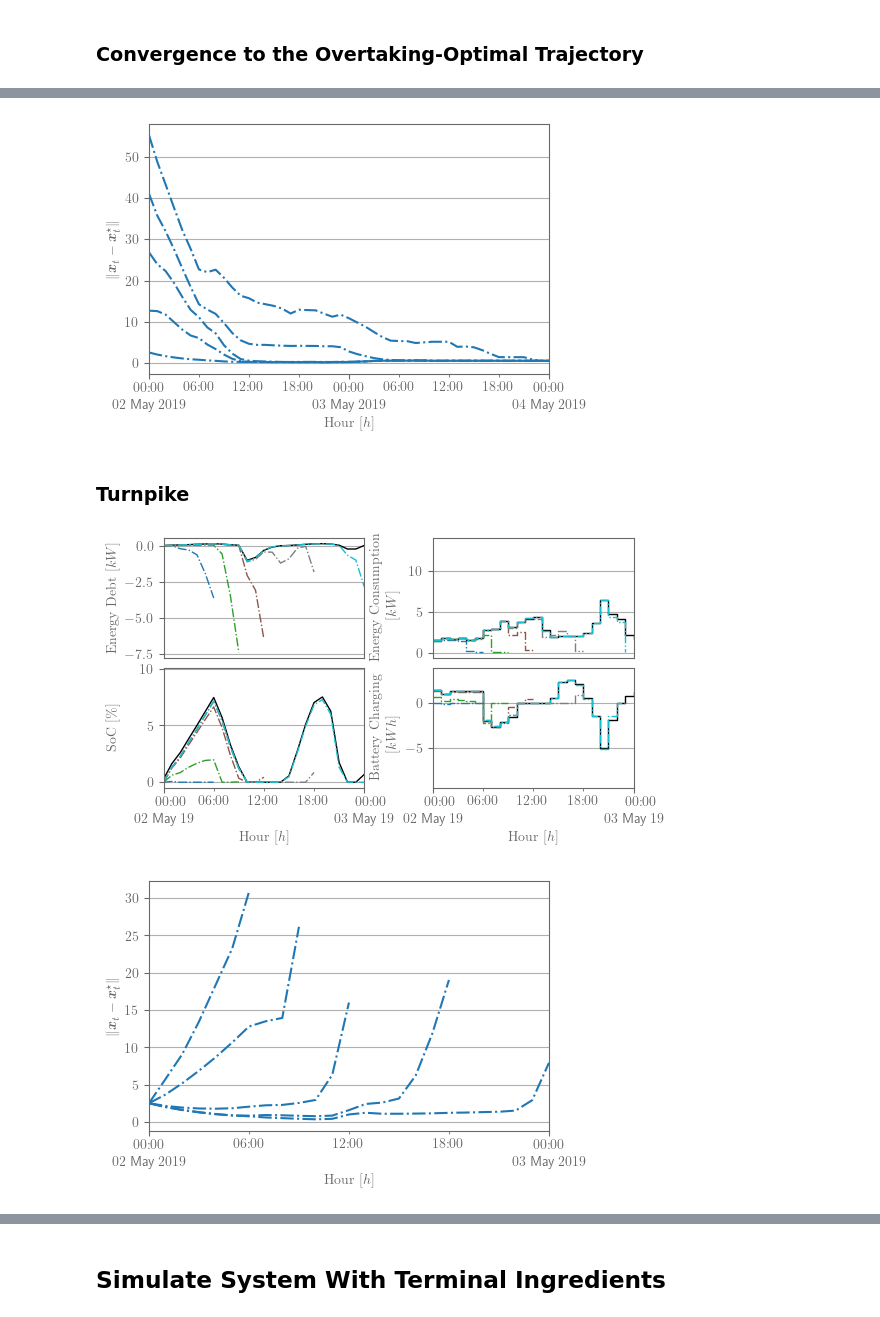
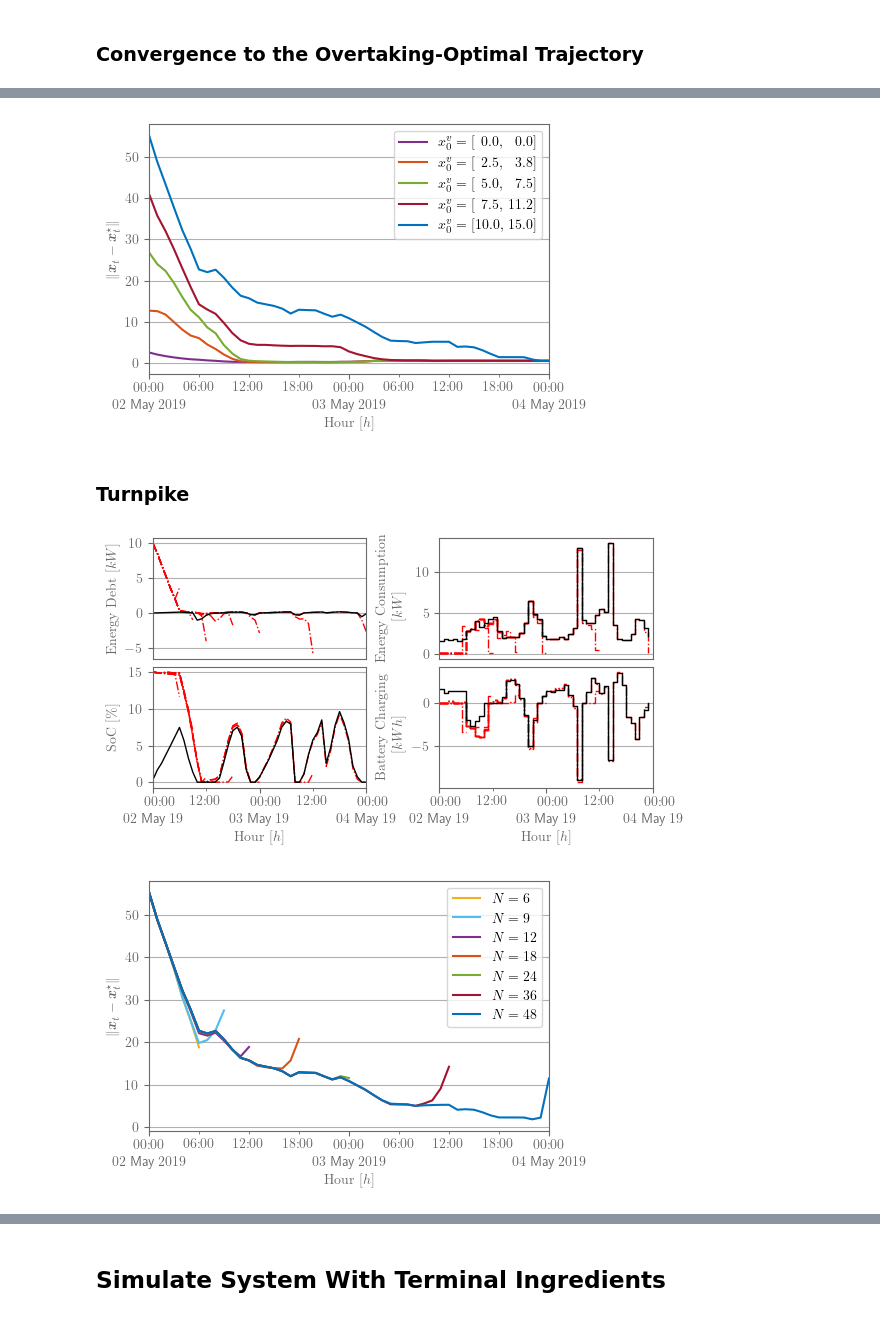
Before and after one commit to Gedlex/time-varying-RHGs, a Jupyter notebook: empc_DSMPC.ipynb, the cells around one changed output, grey strips where cells are left out. Drawn from its saved outputs; the diff is of its cells as text; code cells hidden in the pictures.

```diff
--- a/empc_DSMPC.ipynb
+++ b/empc_DSMPC.ipynb
@@ -299,7 +321,13 @@ clear_output()
 # %%
 # Set rcParams
 export = True
+plt.style.use('default') # 'seaborn-v0_8-darkgrid
 plt.rcParams['text.usetex'] = True
+plt.rcParams['xtick.color'] = 'dimgray'
+plt.rcParams['ytick.color'] = 'dimgray'
+plt.rcParams['axes.edgecolor'] = 'dimgray'
+plt.rcParams['axes.labelcolor'] = 'dimgray'
+plt.rcParams['lines.linewidth'] = 1.5
 
 # Create time vector
 dates = [params.ctrl.start_date + pd.Timedelta(hours = h) for h in range(num_steps+1)]
@@ -500,13 +535,17 @@ diff_x = np.full((num_traj, num_steps+1), np.nan)
 for i in range(num_traj):
     diff_x[i,:] = np.linalg.norm(x[i,:,:] - x_inf[2*T:2*T+num_steps+1,:], axis=1)
 
+# Create colormap
+# colors = colormaps['jet'].resampled(num_traj)
+colors = lambda i: ["#0072BD", "#A2142F", "#77AC30", "#D95319", "#7E2F8E", "#4DBEEE", "#EDB120"][i % 7]
+
 # Create figure
-agent = 0
 fig, axs = plt.subplots(1, 1, figsize=(12, 4), layout='constrained')
 
 # Plot trajectories without terminal constraints
 for i in range(num_traj):
-    axs.plot(dates, diff_x[i,:], color='tab:blue', linestyle='-.')
+    label_name = np.array2string(x_0[i][0:2], separator=',\,', formatter={'float_kind':lambda x: f"{x:4.1f}".replace(' ', r'\phantom{0}')})
+    axs.plot(dates, diff_x[i,:], color=colors(num_traj-i-1), linestyle='-', label=f'$x_0^v = {label_name}$')
 
 # Add labels
 axs.set_ylabel(r"$\|\bm{x}_t - \bm{x}_t^\star\|$")
@@ -530,12 +569,15 @@ axs.xaxis.grid(False)
 # Align labels
 fig.align_labels()
 
+# Plot legend
+axs.legend(loc='best')
+
 # Export figure
 if export:
     fig = adjust_margins(fig, width=4, height=2.5, wspace=1.1)
     fig.savefig(f"figures/figure_asymptotic_convergence_L2norm.pdf")
 # %% [output]
-[figure, old version]
+[figure, new version]
 # %% [markdown]
 ### Turnpike
 # %%
@@ -550,65 +592,63 @@ plt.rcParams['axes.labelcolor'] = 'dimgray'
 plt.rcParams['lines.linewidth'] = 1
 
 # Create time vector
+t = 0
 agent = 9
 dates = [params2.ctrl.start_date + pd.Timedelta(hours = h) for h in range(num_steps+1)]
 dates_ol = [params2.ctrl.start_date + pd.Timedelta(hours = h) for h in range(max(horizon)+1)]
 
-# Create colormap
-colors = colormaps['tab10'].resampled(num_horizon)
-
 # Create figure
 fig, axs = plt.subplots(2, 2, figsize=(12, 4), layout='constrained')
 
+# Plot trajectories
+for i, _ in enumerate(horizon):
+    axs[0][0].plot(dates_ol, x2_ol[i,t,:,agent*2], color='red', linestyle='-.')
+    axs[1][0].plot(dates_ol, x2_ol[i,t,:,agent*2+1], color='red', linestyle='-.')
+    axs[0][1].plot(dates_ol[:-1], u2_ol[i,t,:,agent*2], color='red', linestyle='-.', drawstyle='steps-post')
+    axs[1][1].plot(dates_ol[:-1], u2_ol[i,t,:,agent*2+1], color='red', linestyle='-.', drawstyle='steps-post')
+
 # Plot approximate overtaking-optimal trajectories
 for i in [2]:
-    axs[0][0].plot(dates, x_inf[i*T:i*T+num_steps+1,agent*2], color='black', linestyle='-')
-    axs[1][0].plot(dates, x_inf[i*T:i*T+num_steps+1,agent*2+1], color='black', linestyle='-')
-    axs[0][1].plot(dates[:-1], u_inf[i*T:i*T+num_steps,agent*2], color='black', linestyle='-', drawstyle='steps-post')
-    axs[1][1].plot(dates[:-1], u_inf[i*T:i*T+num_steps,agent*2+1], color='black', linestyle='-', drawstyle='steps-post')
-
-# Plot trajectories
-for i, _ in enumerate(horizon):
-    axs[0][0].plot(dates_ol, x2_ol[i,:,agent*2], color=colors(i), linestyle='-.')
-    axs[1][0].plot(dates_ol, x2_ol[i,:,agent*2+1], color=colors(i), linestyle='-.')
-    axs[0][1].plot(dates_ol[:-1], u2_ol[i,:,agent*2], color=colors(i), linestyle='-.', drawstyle='steps-post')
-    axs[1][1].plot(dates_ol[:-1], u2_ol[i,:,agent*2+1], color=colors(i), linestyle='-.', drawstyle='steps-post')
+    axs[0][0].plot(dates, x_inf[t+i*T:t+i*T+num_steps+1,agent*2], color='black', linestyle='-')
+    axs[1][0].plot(dates, x_inf[t+i*T:t+i*T+num_steps+1,agent*2+1], color='black', linestyle='-')
+    axs[0][1].plot(dates[:-1], u_inf[t+i*T:t+i*T+num_steps,agent*2], color='black', linestyle='-', drawstyle='steps-post')
+    axs[1][1].plot(dates[:-1], u_inf[t+i*T:t+i*T+num_steps,agent*2+1], color='black', linestyle='-', drawstyle='steps-post')
 
 # Add labels
 axs[0][0].xaxis.set_visible(False)
 axs[0][1].xaxis.set_visible(False)
 axs[0][0].set_ylabel(r'\rmfamily{Energy Debt} $[kW]$')
 axs[1][0].set_ylabel(r'\rmfamily{SoC} $[\%]$')
 axs[0][1].set_ylabel(r'\rmfamily{Energy Consumption}\par$\quad\qquad[kW]$')
 axs[1][1].set_ylabel(r'\rmfamily{Battery Charging}\par$\quad\quad[kWh]$')
 axs[1][0].set_xlabel(r'\rmfamily{Hour} $[h]$')
 axs[1][1].set_xlabel(r'\rmfamily{Hour} $[h]$')
 
 # Set major and minor ticks
 plt.rcParams['timezone'] = dates[0].tz.zone
 for ax in axs[1]:
     ax.xaxis.set_major_locator(mdates.DayLocator(interval=1))
-    ax.xaxis.set_minor_locator(mdates.HourLocator(byhour=[6,12,18]))
+    ax.xaxis.set_minor_locator(mdates.HourLocator(byhour=[12]))
     ax.xaxis.set_major_formatter(mdates.DateFormatter(r'%H:%M\\%d %b %y'))
     ax.xaxis.set_minor_formatter(mdates.DateFormatter(r'%H:%M'))
 
 for i, ax in enumerate(axs.flatten()):
     # Set axis limits
     ax.set_xlim([dates_ol[0], dates_ol[-1]])
 
     # Set grid
     ax.yaxis.grid(True)
     ax.xaxis.grid(False)
 
 # Align labels
 fig.align_labels()
 
 # Export figure
 if export:
-    fig = adjust_margins(fig, width=4.7, height=2.5, wspace=1.1)
-    fig.savefig(f"figures/figure_turnpike_agent{agent+1}.pdf")
+    fig = adjust_margins(fig, width=5, height=2.5, wspace=1.1)
+    fig.savefig(f"figures/figure_turnpike_agent{agent+1}_t0_{t:0.1f}.pdf")
 # %% [output]
-[figure, old version]
+[figure, new version]
 # %%
 # Set rcParams
 export = True
@@ -622,21 +662,24 @@ plt.rcParams['lines.linewidth'] = 1.5
 plt.rcParams['text.latex.preamble'] = r"""\usepackage{bm}"""
 
 # Create time vector
-dates = [params2.ctrl.start_date + pd.Timedelta(hours = h) for h in range(num_steps+1)]
-dates_ol = [params2.ctrl.start_date + pd.Timedelta(hours = h) for h in range(max(horizon)+1)]
+dates = [params2.ctrl.start_date + pd.Timedelta(hours = h) for h in range(num_steps+max(horizon)+1)]
 
 # Compute L2-norm
-diff_x_ol = np.full((num_horizon, max(horizon)+1), np.nan)
+diff_x2_ol = np.full((num_horizon, num_steps, num_steps+max(horizon)+1), np.nan)
 for i in range(num_horizon):
-    diff_x_ol[i,:horizon[i]+1] = np.linalg.norm(x2_ol[i,:horizon[i]+1,:] - x_inf[2*T:2*T+horizon[i]+1,:], axis=1)
+    for t in range(num_steps):
+        diff_x2_ol[i,t,t:t+horizon[i]+1] = np.linalg.norm(x2_ol[i,t,:horizon[i]+1,:] - x_inf[t+2*T:t+2*T+horizon[i]+1,:], axis=1)
+
+# Create colormap
+colors = lambda i: ["#0072BD", "#A2142F", "#77AC30", "#D95319", "#7E2F8E", "#4DBEEE", "#EDB120"][i % 7]
 
 # Create figure
-agent = 0
+t = 0
 fig, axs = plt.subplots(1, 1, figsize=(12, 4), layout='constrained')
 
 # Plot trajectories without terminal constraints
-for i in range(num_traj):
-    axs.plot(dates_ol, diff_x_ol[i,:], color='tab:blue', linestyle='-.')
+for i in range(num_horizon):
+    axs.plot(dates, diff_x2_ol[i,t,:], color=colors(num_horizon-i-1), linestyle='-', label=f'$N = {horizon[i]}$')
 
 # Add labels
 axs.set_ylabel(r"$\|\bm{x}_t - \bm{x}_t^\star\|$")
@@ -650,7 +693,7 @@ axs.xaxis.set_major_formatter(mdates.DateFormatter(r'%H:%M\\%d %b %Y'))
 axs.xaxis.set_minor_formatter(mdates.DateFormatter(r'%H:%M'))
 
 # Set axis limits
-axs.set_xlim([dates_ol[0], dates_ol[-1]])
+axs.set_xlim([dates[0], dates[max(horizon)]])
 
 # Set grid
 axs.yaxis.grid(True)
@@ -660,9 +703,12 @@ axs.xaxis.grid(False)
 # Align labels
 fig.align_labels()
 
+# Plot legend
+axs.legend(loc='best')
+
 # Export figure
 if export:
     fig = adjust_margins(fig, width=4, height=2.5, wspace=1.1)
-    fig.savefig(f"figures/figure_asymptotic_convergence_L2norm_agent_{agent+1}.pdf")
+    fig.savefig(f"figures/figure_turnpike_L2norm_t0_{t:0.1f}.pdf")
 # %% [output]
-[figure, old version]
+[figure, new version]
```
Also changed, not shown: parts of 20 cells of this notebook, 18 other files.
